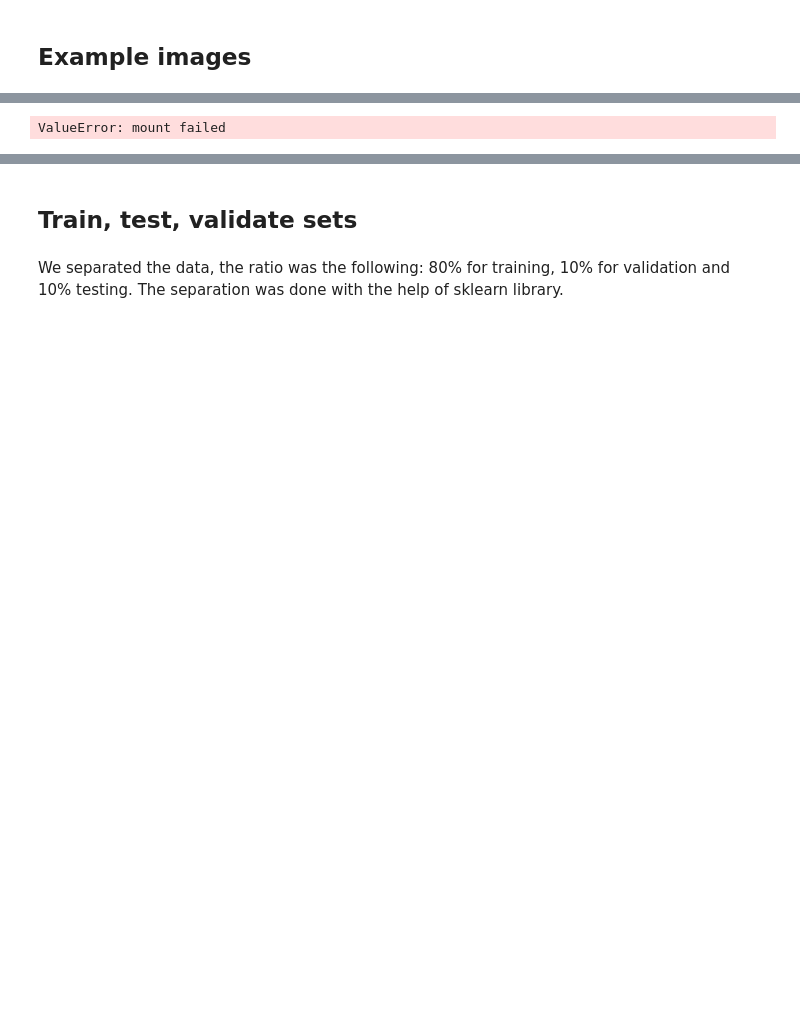
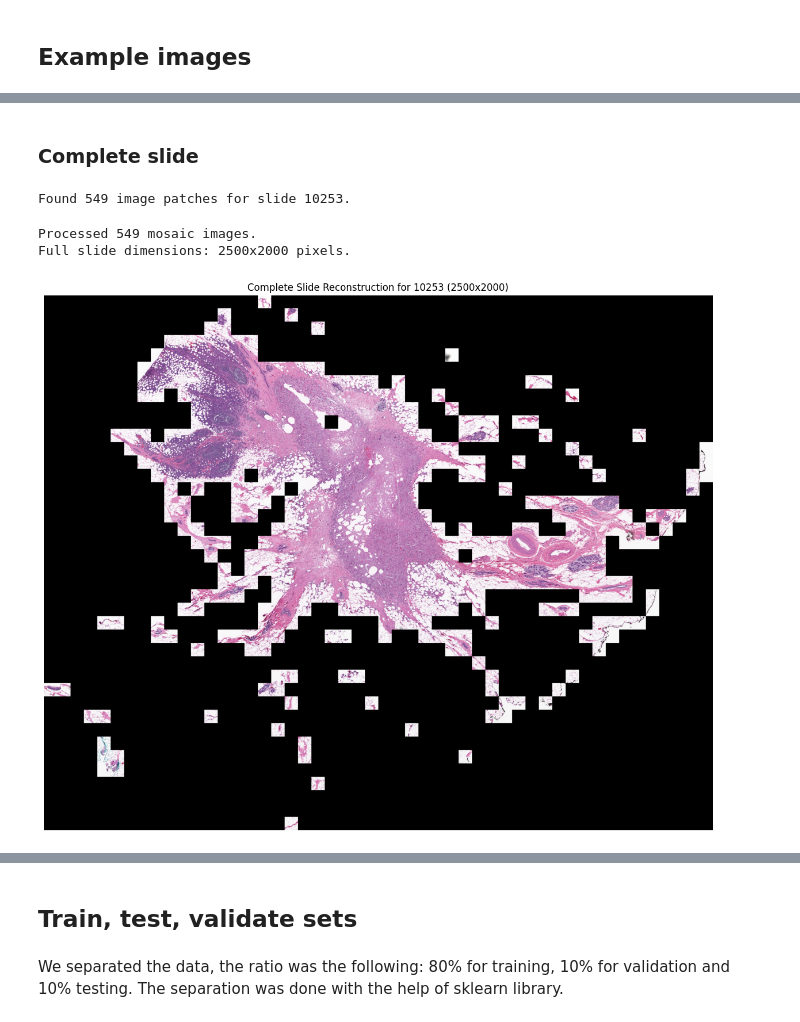
Before and after one commit to TASBALA/iml_project, a Jupyter notebook: project.ipynb, the cells around one changed output, grey strips where cells are left out. Cells and saved outputs as stored; diff of their text form; code cells hidden in the pictures; blank space fills up the shorter version.

Commit message:
added subject overview, complete slide reconstruction, false negative/positive percentage for 20k set

```diff
--- a/project.ipynb
+++ b/project.ipynb
@@ -135,5 +146,14 @@ for i in range(5):
-# %%
-from google.colab import drive
-drive.mount('/content/drive')
-# %% [output]
-ValueError: mount failed
+# %% [markdown]
+### Complete slide
+# %%
+import re
+
+# Define the base directory for the specific slide
+slide_base_dir = '/kaggle/input/breast-histopathology-images/IDC_regular_ps50_idx5/10253'
+
+# Find all .png files within the 0 and 1 subfolders of the specified slide
+all_slide_filepaths = glob(f'{slide_base_dir}/**/*.png', recursive=True)
+
+print(f'Found {len(all_slide_filepaths)} image patches for slide 10253.')
+# %% [output]
+Found 549 image patches for slide 10253.
@@ -139,0 +177,47 @@ ValueError: mount failed
+# %%
+mosaic_images = []
+coords = []
+
+min_x, max_x = float('inf'), float('-inf')
+min_y, max_y = float('inf'), float('-inf')
+
+for filepath in all_slide_filepaths:
+    img, x, y = load_mosaic_image_with_coords(filepath)
+    if img is not None:
+        mosaic_images.append(img)
+        coords.append((x, y))
+        min_x = min(min_x, x)
+        max_x = max(max_x, x)
+        min_y = min(min_y, y)
+        max_y = max(max_y, y)
+
+print(f'Processed {len(mosaic_images)} mosaic images.')
+
+# Calculate the dimensions of the full slide
+# The width will be (max_x - min_x + MOSAIC_SIZE) and height (max_y - min_y + MOSAIC_SIZE)
+# Since coordinates are top-left corners, add MOSAIC_SIZE to get the full span
+full_slide_width = max_x - min_x + MOSAIC_SIZE
+full_slide_height = max_y - min_y + MOSAIC_SIZE
+
+print(f'Full slide dimensions: {full_slide_width}x{full_slide_height} pixels.')
+
+# Create a blank canvas for the full slide
+full_slide = np.zeros((full_slide_height, full_slide_width, 3), dtype=np.uint8)
+# %% [output]
+Processed 549 mosaic images.
+Full slide dimensions: 2500x2000 pixels.
+# %%
+for i, (img, (x, y)) in enumerate(zip(mosaic_images, coords)):
+    # Calculate relative position on the canvas
+    rel_x = x - min_x
+    rel_y = y - min_y
+    full_slide[rel_y : rel_y + MOSAIC_SIZE, rel_x : rel_x + MOSAIC_SIZE] = img
+
+# Display the complete slide
+plt.figure(figsize=(15, 15))
+plt.imshow(full_slide)
+plt.title(f'Complete Slide Reconstruction for 10253 ({full_slide_width}x{full_slide_height})')
+plt.axis('off')
+plt.show()
+# %% [output]
+[figure, added]
```
Also changed, not shown: parts of 21 cells of this notebook.
